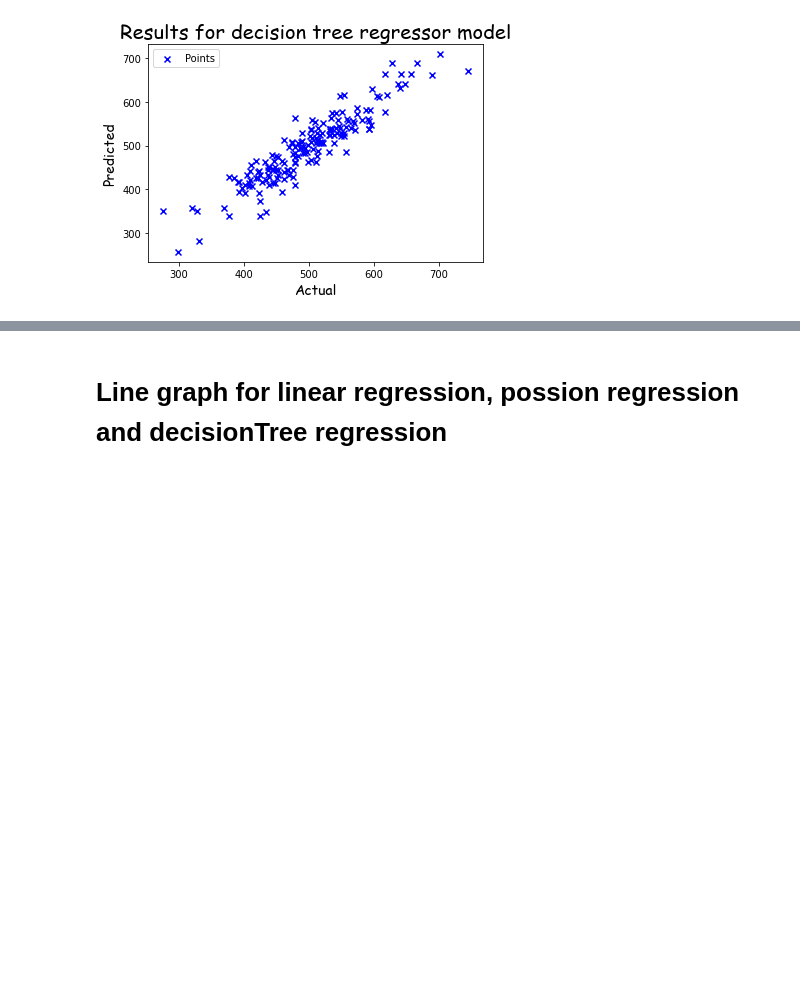
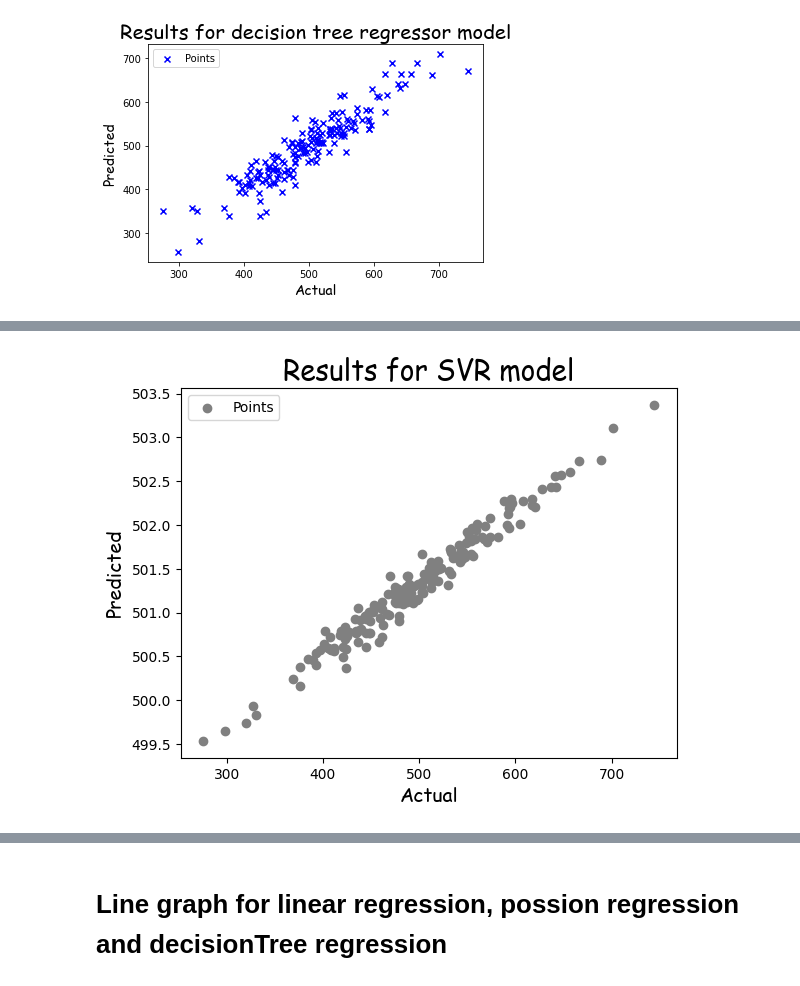
Before and after one commit to siddh34/DSML-Project, a Jupyter notebook: analysis.ipynb, the cells around one changed output, grey strips where cells are left out. Saved outputs shown, nothing was run; the diff lists cells and outputs as text; code cells hidden in the pictures; blank space fills up the shorter version.

```diff
--- a/analysis.ipynb
+++ b/analysis.ipynb
@@ -227,4 +227,6 @@ dt = DecisionTreeRegressor()
 # %%
 # SVM For Regression
 from sklearn.svm import SVR
-regressorVec = SVR(kernel = 'rbf')
+from sklearn.svm import LinearSVR
+# regressorVec = SVR(kernel='rbf', C=1, epsilon=10)
+regressorVec = LinearSVR()
@@ -547,3 +616,21 @@ export_graphviz(dt, out_file ='tree.dot',
                 feature_names =['Session Length','Time on App','Time on Website','Length of Membership'])
 # %% [markdown]
 <img src='./GraphvizDecisionTree.jpg'><img>
+# %%
+# figure size
+# plt.figure(figsize={5,8})
+# title
+plt.title("Results for SVR model", fontdict={'fontname': 'comic sans MS', 'fontsize': 20})
+# plot graph
+plt.scatter(y_test,regressorVecPred,color='grey',label="Points")
+# x and y
+plt.xlabel("Actual",fontdict={'fontname': 'comic sans MS', 'fontsize': 14})
+plt.ylabel("Predicted",fontdict={'fontname': 'comic sans MS', 'fontsize': 14})
+# legends
+plt.legend(loc='upper left');
+# saving the plot
+plt.savefig("ResultsSVR.png",dpi=300)
+# show graph
+plt.show()
+# %% [output]
+[figure, added]
```
Also changed, not shown: parts of 13 cells of this notebook, 1 other file.
